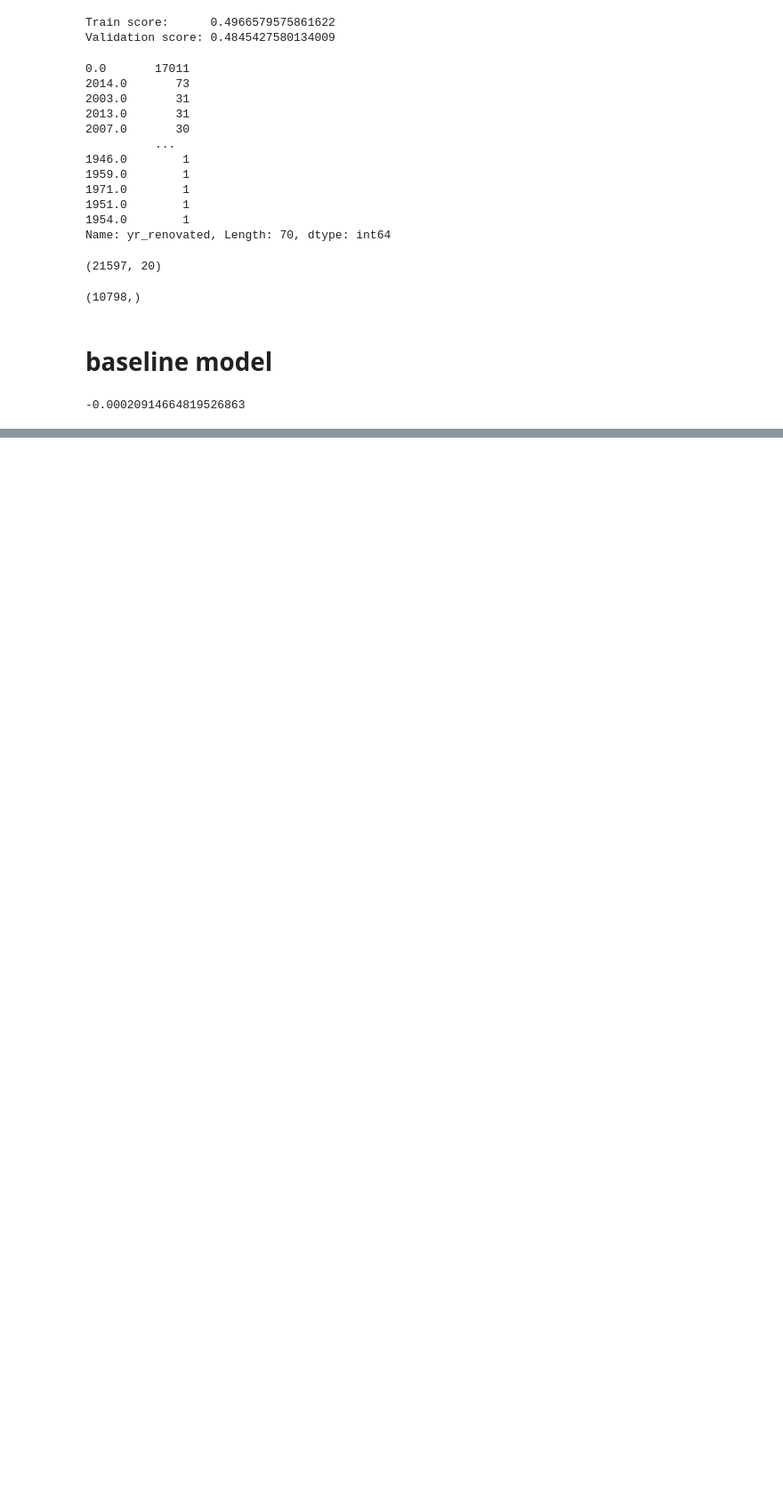
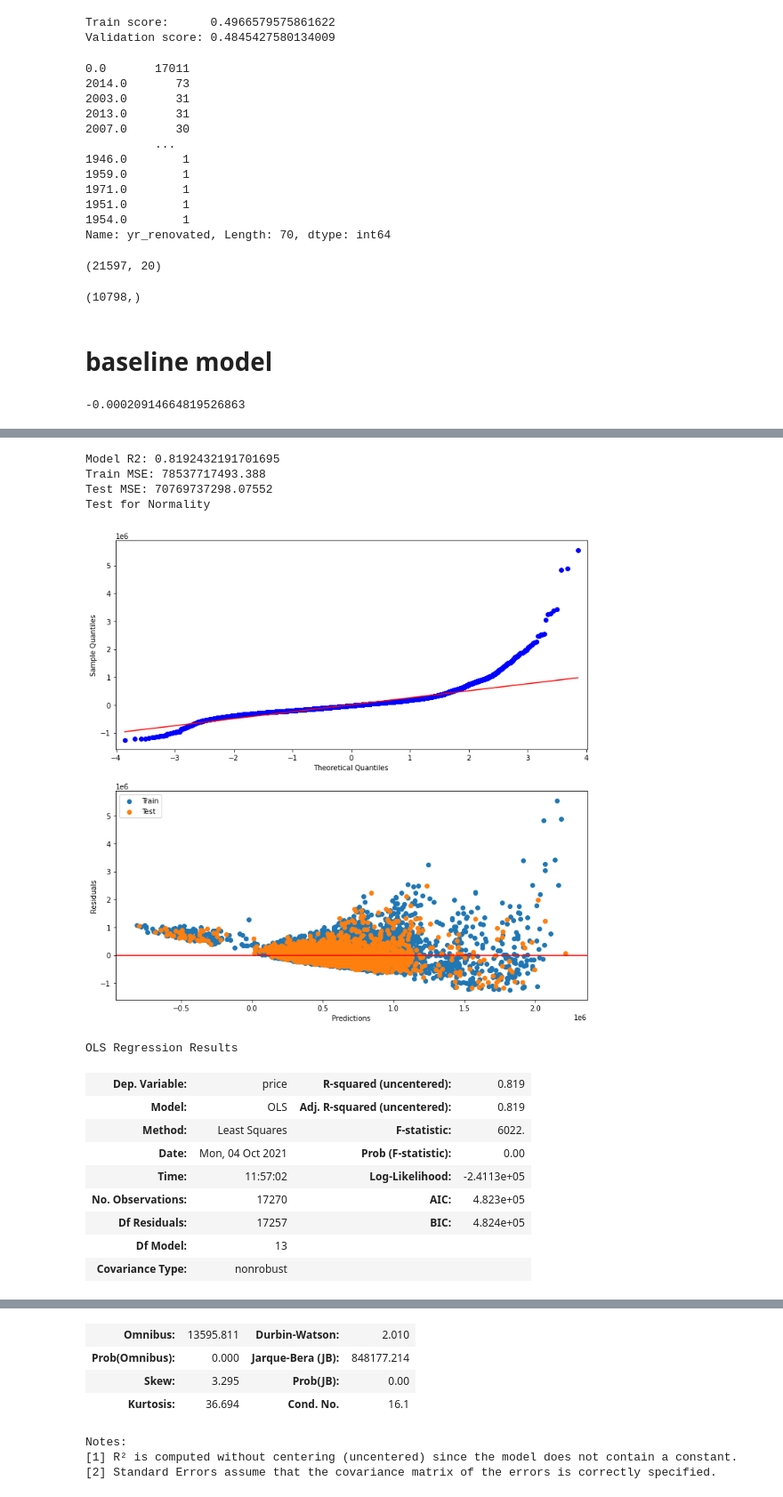
Before and after one commit to Sombrero7/project2, a Jupyter notebook: data_preprocessing-noble.ipynb, the cells around one changed output, grey strips where cells are left out. Shown at 89% size. Drawn from its saved outputs; the diff is of its cells as text; code cells hidden in the pictures; blank space fills up the shorter version.

```diff
--- a/data_preprocessing-noble.ipynb
+++ b/data_preprocessing-noble.ipynb
@@ -320,0 +490,38 @@ dummy_regr.score(X_test, y_test)
+# %%
+from sklearn.model_selection import train_test_split
+
+#noramlize log sqft living
+master_df['logd sqft_living'] = np.log(master_df['sqft_living'])
+master_df['logd sqft_living'] = master_df[['logd sqft_living']].apply(normalize)
+
+#encode bathrooms
+master_df['cat_bathrooms'] = master_df['bathrooms'].apply(bin_bathrooms)
+bathroom_df = pd.get_dummies(master_df['cat_bathrooms'], drop_first=True, prefix='bath < ')
+
+#encode bedrooms
+bedroom_df = pd.get_dummies(master_df['bedrooms'].apply(bin_bedrooms), drop_first=True, prefix='bed < ')
+
+X_df = pd.concat([bedroom_df, bathroom_df, master_df[['logd sqft_living']]], axis=1)
+X_df
+
+y_df = master_df['price']
+y_df
+
+model = model_maker(X_df, y_df)
+model.summary()
+# %% [output]
+Model R2: 0.8192432191701695
+Train MSE: 78537717493.388
+Test MSE: 70769737298.07552
+Test for Normality
+[figure, added]
+OLS Regression Results
+| Dep. Variable: | price | R-squared (uncentered): | 0.819 |
+| Model: | OLS | Adj. R-squared (uncentered): | 0.819 |
+| Method: | Least Squares | F-statistic: | 6022. |
+| Date: | Mon, 04 Oct 2021 | Prob (F-statistic): | 0.00 |
+| Time: | 11:57:02 | Log-Likelihood: | -2.4113e+05 |
+| No. Observations: | 17270 | AIC: | 4.823e+05 |
+| Df Residuals: | 17257 | BIC: | 4.824e+05 |
+| Df Model: | 13 |  |  |
+| Covariance Type: | nonrobust |  |  |
@@ -320,0 +542,7 @@ dummy_regr.score(X_test, y_test)
+| Omnibus: | 13595.811 | Durbin-Watson: | 2.010 |
+| Prob(Omnibus): | 0.000 | Jarque-Bera (JB): | 848177.214 |
+| Skew: | 3.295 | Prob(JB): | 0.00 |
+| Kurtosis: | 36.694 | Cond. No. | 16.1 |
+Notes:
+[1] R² is computed without centering (uncentered) since the model does not contain a constant.
+[2] Standard Errors assume that the covariance matrix of the errors is correctly specified.
```
Also changed, not shown: parts of 14 cells of this notebook.
